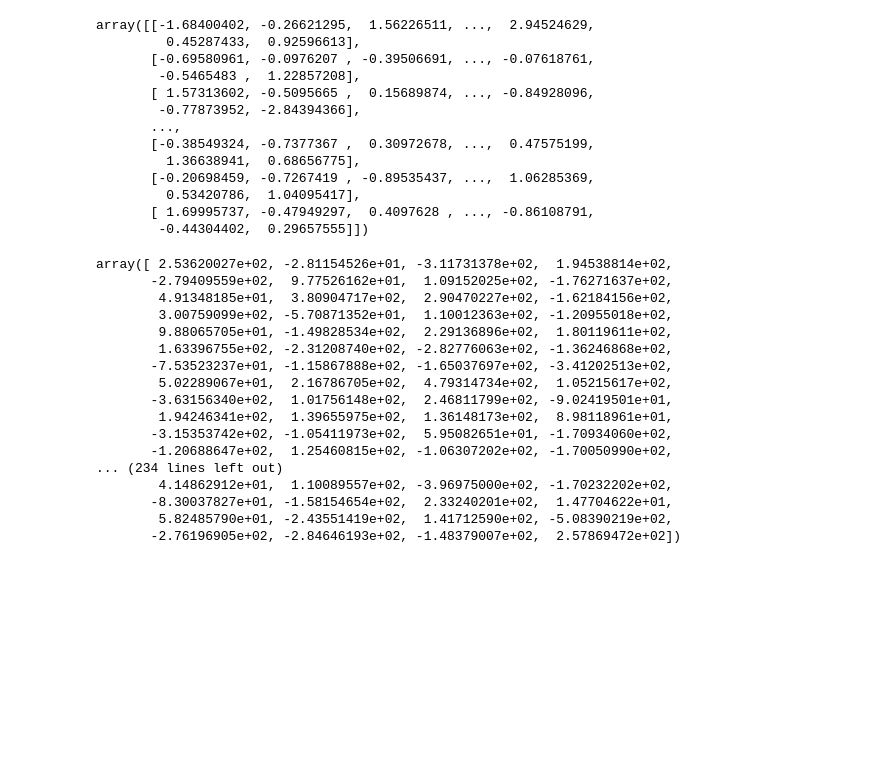
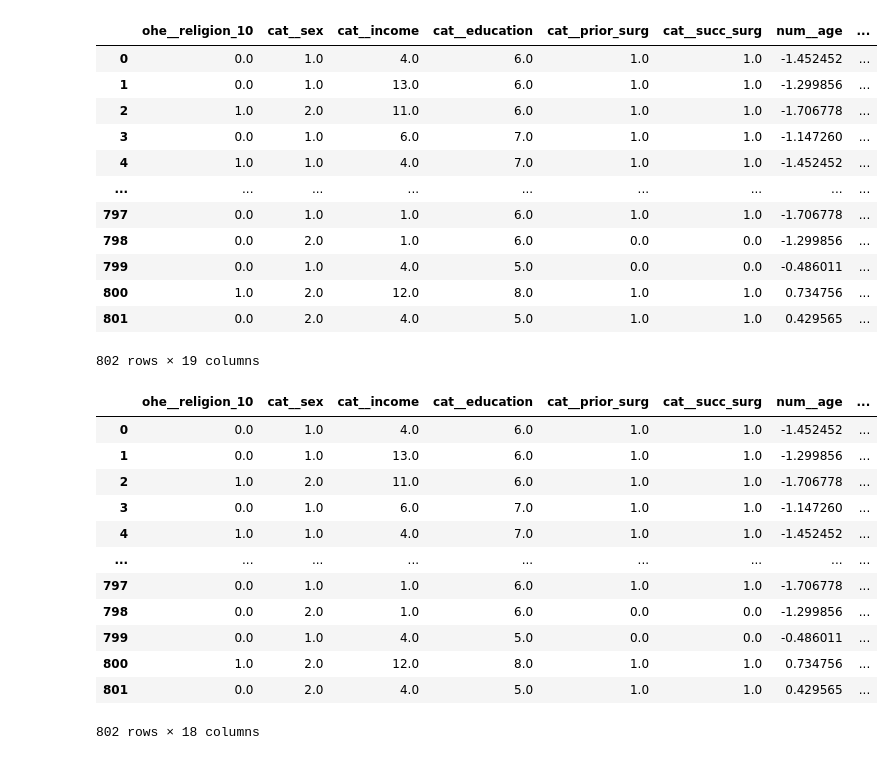
Before and after one commit to evanyfyip/vm-spinal-risk, a Jupyter notebook: vm-spinal-risk/notebooks/pipeline_template.ipynb, the cells around one changed output. Drawn from its saved outputs; the diff is of its cells as text; code cells hidden in the pictures; blank space fills up the shorter version.

```diff
--- a/vm-spinal-risk/notebooks/pipeline_template.ipynb
+++ b/vm-spinal-risk/notebooks/pipeline_template.ipynb
@@ -9,39 +12,17 @@ from sklearn.tree import DecisionTreeRegressor
 # %%
-X, y = make_regression(n_samples=1000, n_features=20, n_informative=10, random_state=42)
-X_train, X_test, y_train, y_test = train_test_split(X, y, test_size=0.2, random_state=42)
+data = pd.read_csv("../notebooks/processed_final.csv")
+data
+# %% [output]
+|  | ohe__religion_10 | cat__sex | cat__income | cat__education | cat__prior_surg | cat__succ_surg | num__age | ... |
+| 0 | 0.0 | 1.0 | 4.0 | 6.0 | 1.0 | 1.0 | -1.452452 | ... |
+| 1 | 0.0 | 1.0 | 13.0 | 6.0 | 1.0 | 1.0 | -1.299856 | ... |
+| 2 | 1.0 | 2.0 | 11.0 | 6.0 | 1.0 | 1.0 | -1.706778 | ... |
+| 3 | 0.0 | 1.0 | 6.0 | 7.0 | 1.0 | 1.0 | -1.147260 | ... |
+| 4 | 1.0 | 1.0 | 4.0 | 7.0 | 1.0 | 1.0 | -1.452452 | ... |
+| ... | ... | ... | ... | ... | ... | ... | ... | ... |
+| 797 | 0.0 | 1.0 | 1.0 | 6.0 | 1.0 | 1.0 | -1.706778 | ... |
+| 798 | 0.0 | 2.0 | 1.0 | 6.0 | 0.0 | 0.0 | -1.299856 | ... |
+| 799 | 0.0 | 1.0 | 4.0 | 5.0 | 0.0 | 0.0 | -0.486011 | ... |
+| 800 | 1.0 | 2.0 | 12.0 | 8.0 | 1.0 | 1.0 | 0.734756 | ... |
+| 801 | 0.0 | 2.0 | 4.0 | 5.0 | 1.0 | 1.0 | 0.429565 | ... |
+802 rows × 19 columns
-# %%
-X
-# %% [output]
-array([[-1.68400402, -0.26621295,  1.56226511, ...,  2.94524629,
-         0.45287433,  0.92596613],
-       [-0.69580961, -0.0976207 , -0.39506691, ..., -0.07618761,
-        -0.5465483 ,  1.22857208],
-       [ 1.57313602, -0.5095665 ,  0.15689874, ..., -0.84928096,
-        -0.77873952, -2.84394366],
-       ...,
-       [-0.38549324, -0.7377367 ,  0.30972678, ...,  0.47575199,
-         1.36638941,  0.68656775],
-       [-0.20698459, -0.7267419 , -0.89535437, ...,  1.06285369,
-         0.53420786,  1.04095417],
-       [ 1.69995737, -0.47949297,  0.4097628 , ..., -0.86108791,
-        -0.44304402,  0.29657555]])
-# %%
-y
-# %% [output]
-array([ 2.53620027e+02, -2.81154526e+01, -3.11731378e+02,  1.94538814e+02,
-       -2.79409559e+02,  9.77526162e+01,  1.09152025e+02, -1.76271637e+02,
-        4.91348185e+01,  3.80904717e+02,  2.90470227e+02, -1.62184156e+02,
-        3.00759099e+02, -5.70871352e+01,  1.10012363e+02, -1.20955018e+02,
-        9.88065705e+01, -1.49828534e+02,  2.29136896e+02,  1.80119611e+02,
-        1.63396755e+02, -2.31208740e+02, -2.82776063e+02, -1.36246868e+02,
-       -7.53523237e+01, -1.15867888e+02, -1.65037697e+02, -3.41202513e+02,
-        5.02289067e+01,  2.16786705e+02,  4.79314734e+02,  1.05215617e+02,
-       -3.63156340e+02,  1.01756148e+02,  2.46811799e+02, -9.02419501e+01,
-        1.94246341e+02,  1.39655975e+02,  1.36148173e+02,  8.98118961e+01,
-       -3.15353742e+02, -1.05411973e+02,  5.95082651e+01, -1.70934060e+02,
-       -1.20688647e+02,  1.25460815e+02, -1.06307202e+02, -1.70050990e+02,
-... (234 lines left out)
-        4.14862912e+01,  1.10089557e+02, -3.96975000e+02, -1.70232202e+02,
-       -8.30037827e+01, -1.58154654e+02,  2.33240201e+02,  1.47704622e+01,
-        5.82485790e+01, -2.43551419e+02,  1.41712590e+02, -5.08390219e+02,
-       -2.76196905e+02, -2.84646193e+02, -1.48379007e+02,  2.57869472e+02])
@@ -47,0 +33,16 @@ array([ 2.53620027e+02, -2.81154526e+01, -3.11731378e+02,  1.94538814e+02,
+# %%
+X
+# %% [output]
+|  | ohe__religion_10 | cat__sex | cat__income | cat__education | cat__prior_surg | cat__succ_surg | num__age | ... |
+| 0 | 0.0 | 1.0 | 4.0 | 6.0 | 1.0 | 1.0 | -1.452452 | ... |
+| 1 | 0.0 | 1.0 | 13.0 | 6.0 | 1.0 | 1.0 | -1.299856 | ... |
+| 2 | 1.0 | 2.0 | 11.0 | 6.0 | 1.0 | 1.0 | -1.706778 | ... |
+| 3 | 0.0 | 1.0 | 6.0 | 7.0 | 1.0 | 1.0 | -1.147260 | ... |
+| 4 | 1.0 | 1.0 | 4.0 | 7.0 | 1.0 | 1.0 | -1.452452 | ... |
+| ... | ... | ... | ... | ... | ... | ... | ... | ... |
+| 797 | 0.0 | 1.0 | 1.0 | 6.0 | 1.0 | 1.0 | -1.706778 | ... |
+| 798 | 0.0 | 2.0 | 1.0 | 6.0 | 0.0 | 0.0 | -1.299856 | ... |
+| 799 | 0.0 | 1.0 | 4.0 | 5.0 | 0.0 | 0.0 | -0.486011 | ... |
+| 800 | 1.0 | 2.0 | 12.0 | 8.0 | 1.0 | 1.0 | 0.734756 | ... |
+| 801 | 0.0 | 2.0 | 4.0 | 5.0 | 1.0 | 1.0 | 0.429565 | ... |
+802 rows × 18 columns
```
Also changed, not shown: parts of 7 cells of this notebook, 2 other files.
